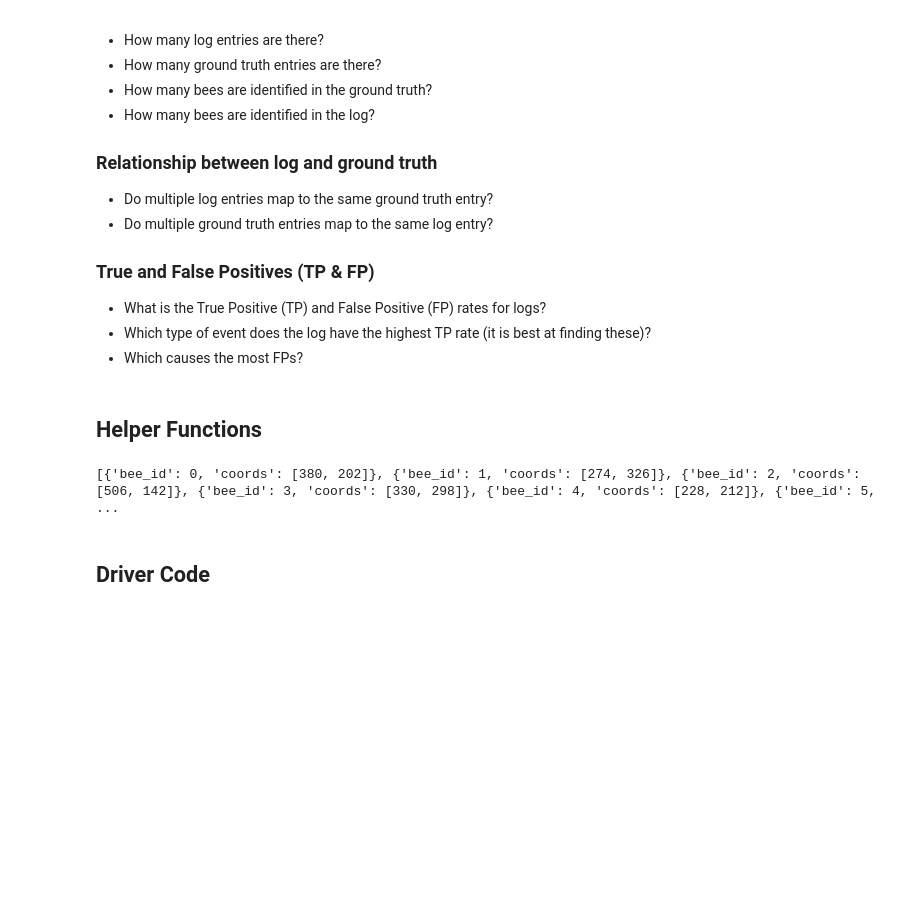
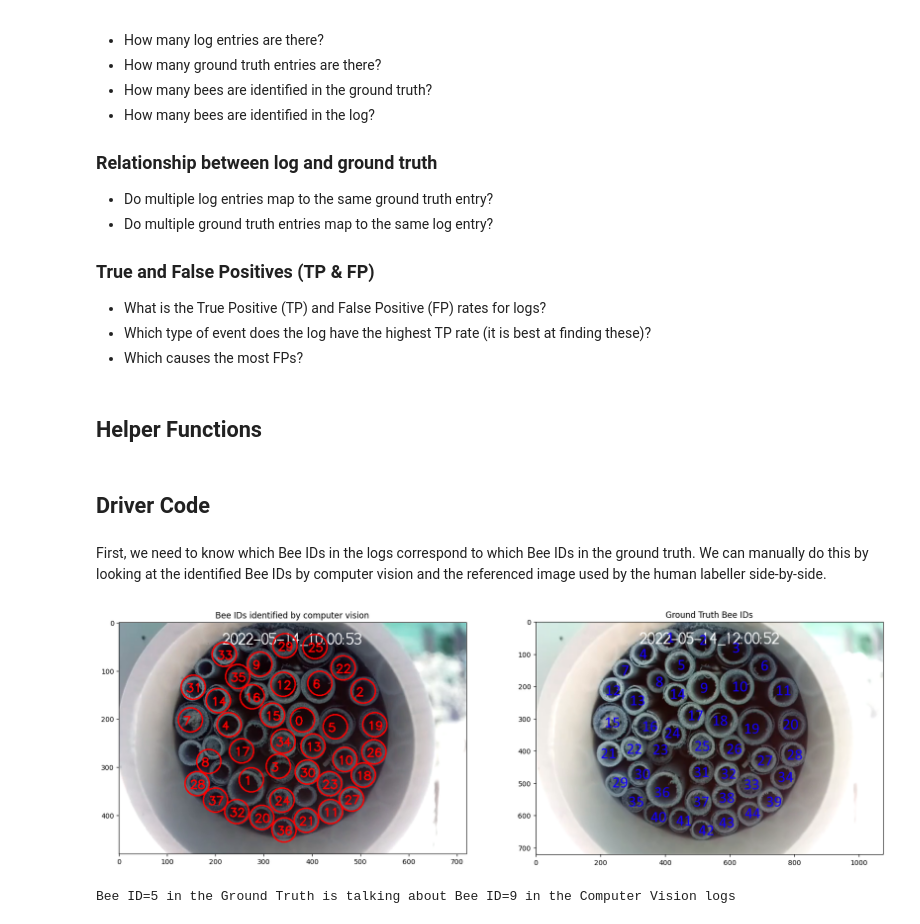
Before and after one commit to g1776/Bee-Hotel-Research, a Jupyter notebook: src/eval/ground_truth_compare.ipynb, the cells around one changed output. Drawn from its saved outputs; the diff is of its cells as text; code cells hidden in the pictures; blank space fills up the shorter version.

Commit message:
mapping to ground truth!

```diff
--- a/src/eval/ground_truth_compare.ipynb
+++ b/src/eval/ground_truth_compare.ipynb
@@ -20,10 +20,12 @@
 # %% [markdown]
 ## Helper Functions
 # %%
+%matplotlib inline
 from utils import load_log
 from typing import Tuple
 import pandas as pd
 import cv2
+import matplotlib.pyplot as plt
 
 def question_answer(question: str, answer: str) -> None:
     """Cleanly print a question and answer in 2 columns"""
@@ -49,7 +51,7 @@ def load_log_and_ground_truth(log_path: str, ground_truth_path: str) -> Tuple[pd
 
     return (log, ground_truth)
 
-def draw_tubes_with_ids(video_path:str, log_path: str, radius: int=30) -> None:
+def draw_tubes_with_ids(video_path:str, log_path: str, ground_truth_bee_id_img_path: str, radius: int=25, ) -> None:
 
     # get tube hive coordinates
     hive_coords = []
@@ -67,15 +69,40 @@ def draw_tubes_with_ids(video_path:str, log_path: str, radius: int=30) -> None:
                 "coords": coords
             })
 
-    print(hive_coords)
+    # load frame 31 of the video
+    cap = cv2.VideoCapture(video_path)
+    cap.set(cv2.CAP_PROP_POS_FRAMES, 31-1) # the motion cap tool waits till the 31st frame
+    res, frame = cap.read()
 
-    # cap = cv2.VideoCapture(video_path)
-    # cap.set(cv2.CAP_PROP_POS_FRAMES, 31-1) # the motion cap tool waits till the 31st frame
-    # res, frame = cap.read()
+    # draw the bee ids on the frame
+    RED = (255, 0, 0)
+    for hive_coord in hive_coords:
+        cv2.circle(frame, hive_coord["coords"], radius, RED, 2)
+        cv2.putText(frame, str(hive_coord["bee_id"]), (
+            hive_coord["coords"][0] - 15,
+            hive_coord["coords"][1] + 10
+        ), cv2.FONT_HERSHEY_SIMPLEX, 0.8, RED, 2)
 
+    # load the ground truth bee id image
+    ground_truth_bee_id_img = cv2.imread(ground_truth_bee_id_img_path)
 
-draw_tubes_with_ids("adsasdas", r"C:\Users\grego\OneDrive\College\Research\Bee Hotel Research\logs\10am_log.txt")
+    # place the two images side by side, with labels
+
+    fig, axs = plt.subplots(1, 2, figsize=(20, 10))
+    axs[0].imshow(frame)
+    axs[0].set_title("Bee IDs identified by computer vision")
+    axs[1].imshow(ground_truth_bee_id_img)
+    axs[1].set_title("Ground Truth Bee IDs")
+
+    plt.show()
-# %% [output]
-[{'bee_id': 0, 'coords': [380, 202]}, {'bee_id': 1, 'coords': [274, 326]}, {'bee_id': 2, 'coords': [506, 142]}, {'bee_id': 3, 'coords': [330, 298]}, {'bee_id': 4, 'coords': [228, 212]}, {'bee_id': 5,  ...
 # %% [markdown]
 ## Driver Code
+# %% [markdown]
+First, we need to know which Bee IDs in the logs correspond to which Bee IDs in the ground truth. We can manually do this by looking at the identified Bee IDs by computer vision and the referenced image used by the human labeller side-by-side.
+# %%
+draw_tubes_with_ids(
+    video_path=r"C:\Users\grego\OneDrive\Pictures\Documents\Projects\BeeHotel\2022-05-14_10_00.mp4",
+    log_path=r"C:\Users\grego\OneDrive\College\Research\Bee Hotel Research\logs\10am_log.txt",
+    ground_truth_bee_id_img_path=r"C:\Users\grego\OneDrive\College\Research\Bee Hotel Research\figures\Bee IDs.png")
+# %% [output]
+[figure, added]
@@ -82,3 +157,8 @@ draw_tubes_with_ids("adsasdas", r"C:\Users\grego\OneDrive\College\Research\Bee H
+# %%
+gt_bee_id = 5
+print(f"Bee ID={gt_bee_id} in the Ground Truth is talking about Bee ID={gt_to_cv_bee_id_mapping[gt_bee_id]} in the Computer Vision logs")
+# %% [output]
+Bee ID=5 in the Ground Truth is talking about Bee ID=9 in the Computer Vision logs
 # %%
 log, ground_truth = load_log_and_ground_truth(
     r"C:\Users\grego\OneDrive\College\Research\Bee Hotel Research\logs\10am_log.txt",
```
Also changed, not shown: parts of 2 cells of this notebook.
